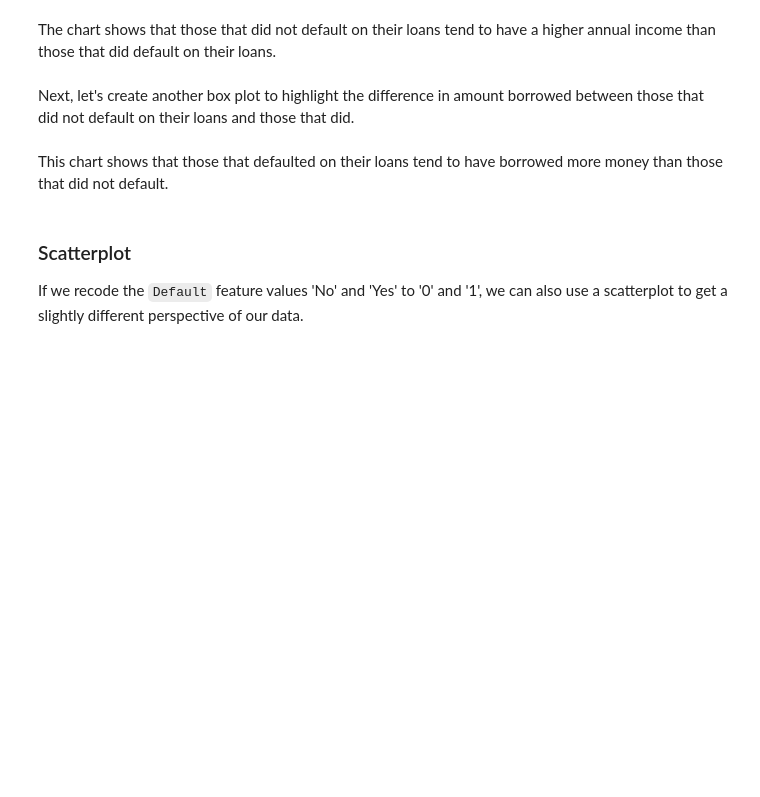
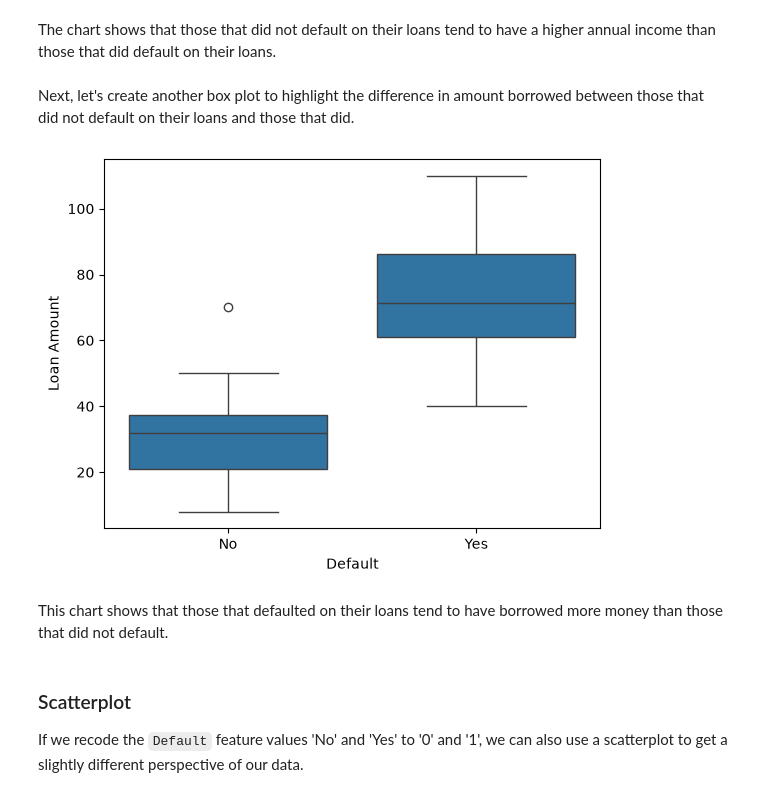
Before and after one commit to fabiolentz/machine-learning-with-python-logistic-regression-3211129, a Jupyter notebook: src/03b.ipynb, the cells around one changed output. Cells and saved outputs as stored; diff of their text form; code cells hidden in the pictures; blank space fills up the shorter version.

```diff
--- a/src/03b.ipynb
+++ b/src/03b.ipynb
@@ -52,6 +92,10 @@ Let's start by creating a boxplot that highlights the difference in annual incom
 The chart shows that those that did not default on their loans tend to have a higher annual income than those that did default on their loans.
 # %% [markdown]
 Next, let's create another box plot to highlight the difference in amount borrowed between those that did not default on their loans and those that did.
+# %%
+ax = sns.boxplot(data = loan, x = 'Default', y = 'Loan Amount')
+# %% [output]
+[figure, added]
 # %% [markdown]
 This chart shows that those that defaulted on their loans tend to have borrowed more money than those that did not default.
 # %% [markdown]
```
Also changed, not shown: parts of 7 cells of this notebook.
